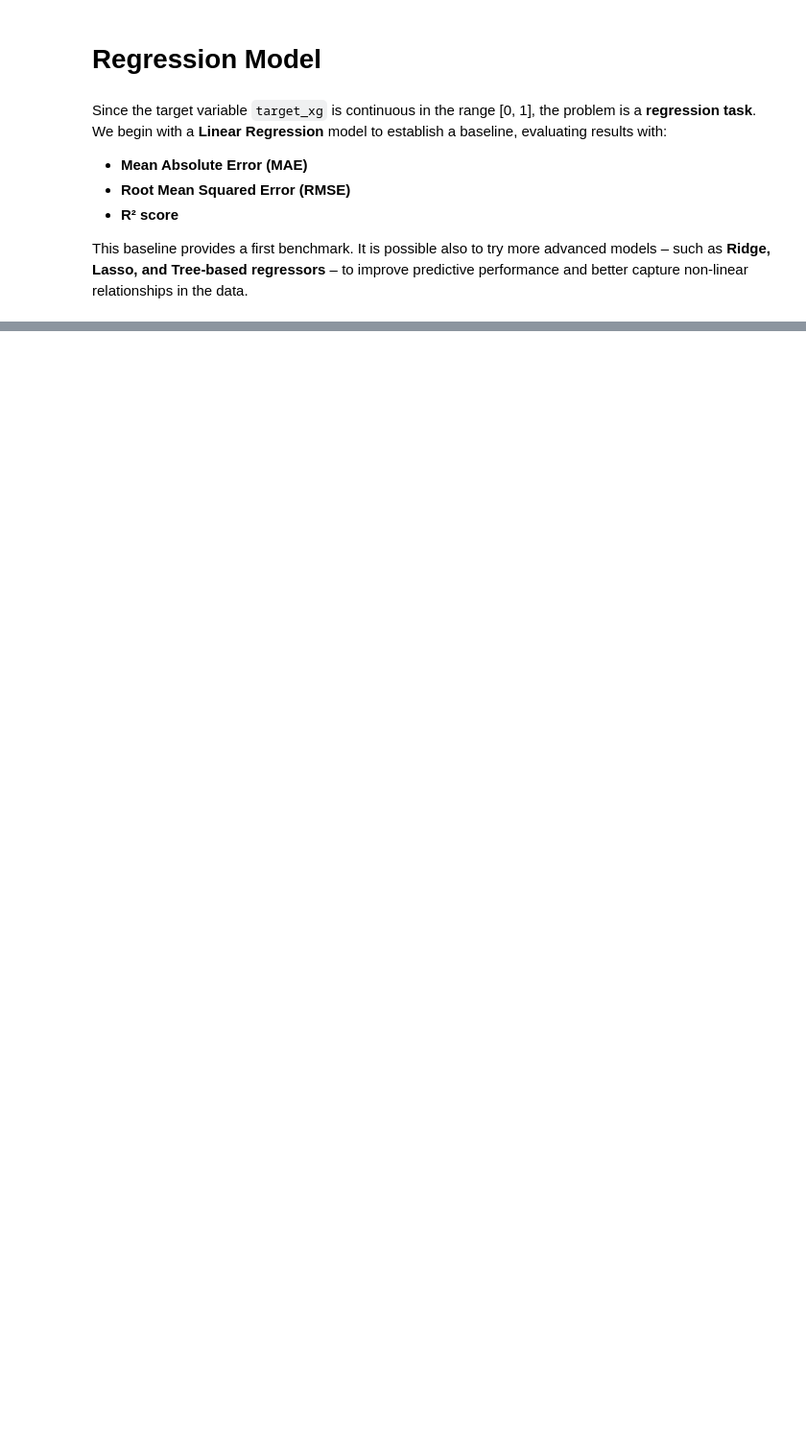
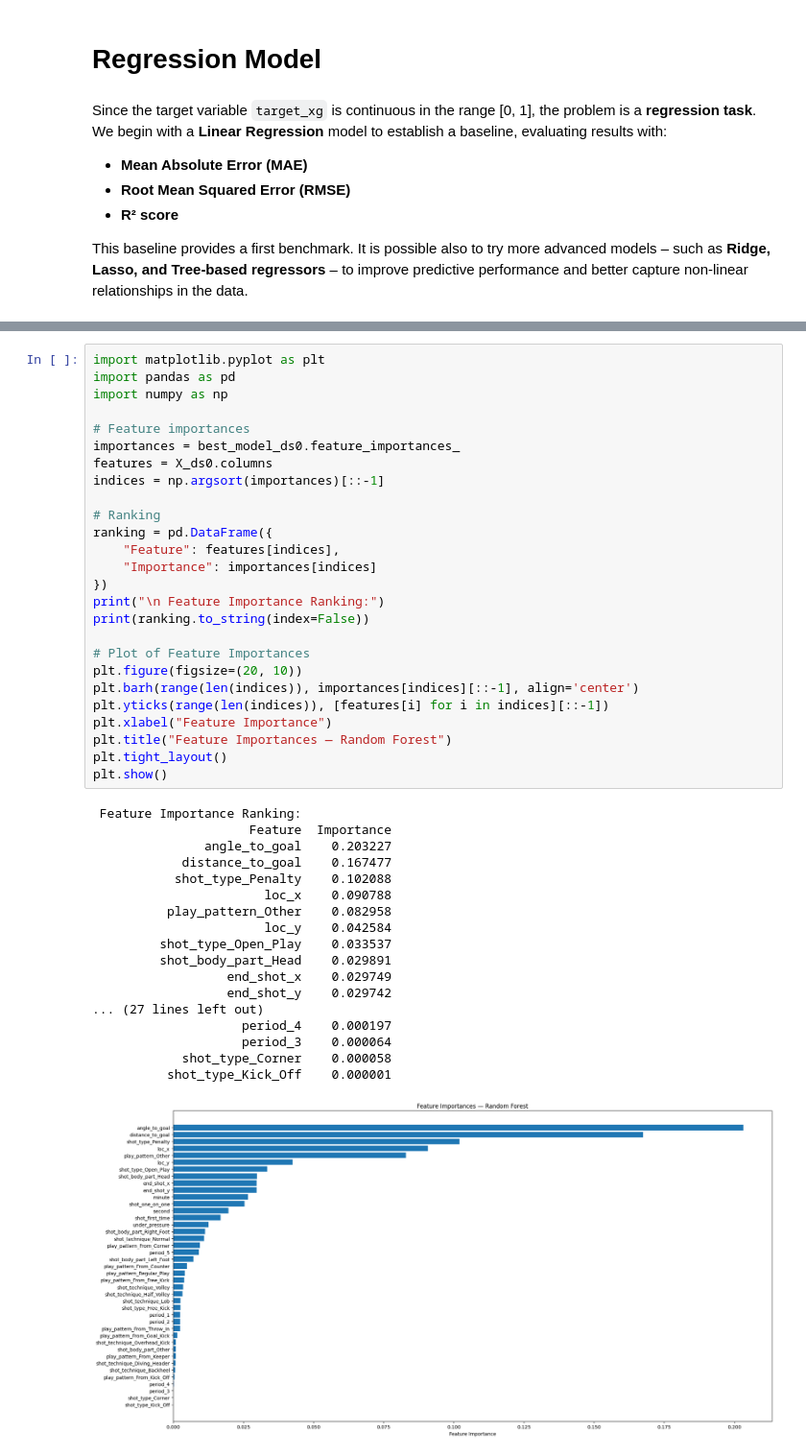
Before and after one commit to Manuele23/Parma-assignment, a Jupyter notebook: task1_xg/04_regression_model.ipynb, the cells around one changed output, grey strips where cells are left out. Shown: that part at 96% size. Drawn from its saved outputs; the diff is of its cells as text; blank space fills up the shorter version.

Commit message:
DS0 and DS1 Random Forest Regressors

```diff
--- a/task1_xg/04_regression_model.ipynb
+++ b/task1_xg/04_regression_model.ipynb
@@ -44,0 +187,45 @@ print("R²:", r2)
+# %%
+import matplotlib.pyplot as plt
+import pandas as pd
+import numpy as np
+
+# Feature importances
+importances = best_model_ds0.feature_importances_
+features = X_ds0.columns
+indices = np.argsort(importances)[::-1]
+
+# Ranking
+ranking = pd.DataFrame({
+    "Feature": features[indices],
+    "Importance": importances[indices]
+})
+print("\n Feature Importance Ranking:")
+print(ranking.to_string(index=False))
+
+# Plot of Feature Importances
+plt.figure(figsize=(20, 10))
+plt.barh(range(len(indices)), importances[indices][::-1], align='center')
+plt.yticks(range(len(indices)), [features[i] for i in indices][::-1])
+plt.xlabel("Feature Importance")
+plt.title("Feature Importances — Random Forest")
+plt.tight_layout()
+plt.show()
+# %% [output]
+ Feature Importance Ranking:
+                     Feature  Importance
+               angle_to_goal    0.203227
+            distance_to_goal    0.167477
+           shot_type_Penalty    0.102088
+                       loc_x    0.090788
+          play_pattern_Other    0.082958
+                       loc_y    0.042584
+         shot_type_Open_Play    0.033537
+         shot_body_part_Head    0.029891
+                  end_shot_x    0.029749
+                  end_shot_y    0.029742
+... (27 lines left out)
+                    period_4    0.000197
+                    period_3    0.000064
+            shot_type_Corner    0.000058
+          shot_type_Kick_Off    0.000001
+[figure, added]
```
Also changed, not shown: parts of 14 cells of this notebook, 5 other files.
